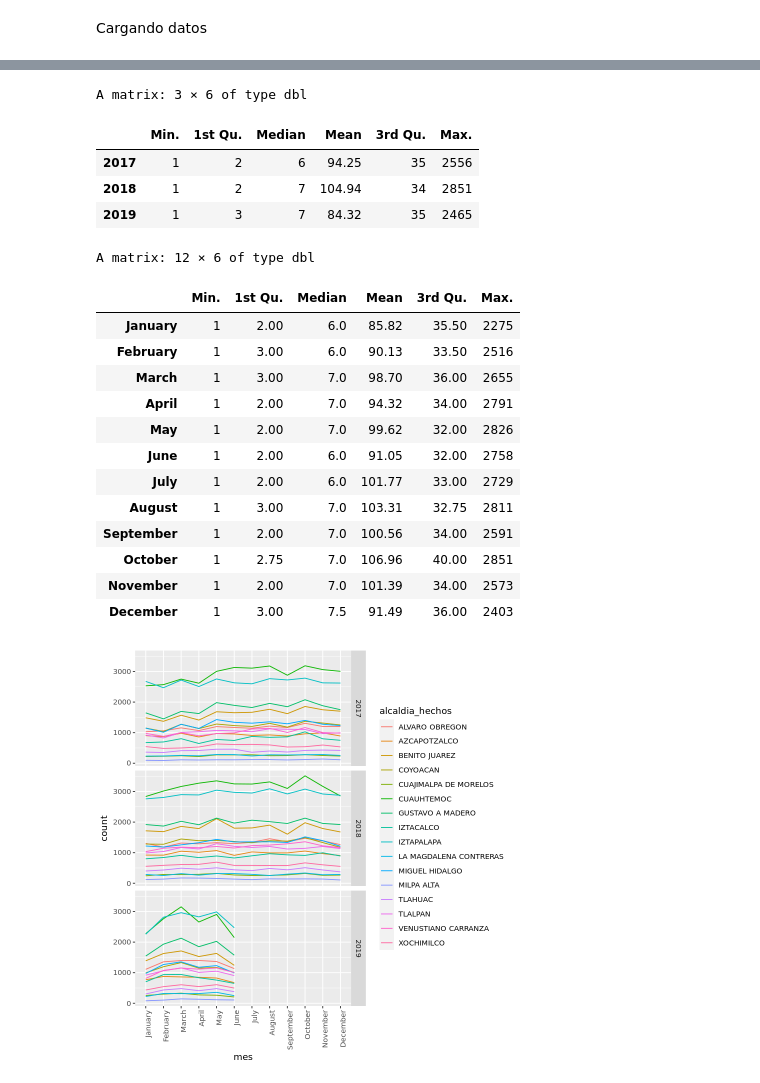
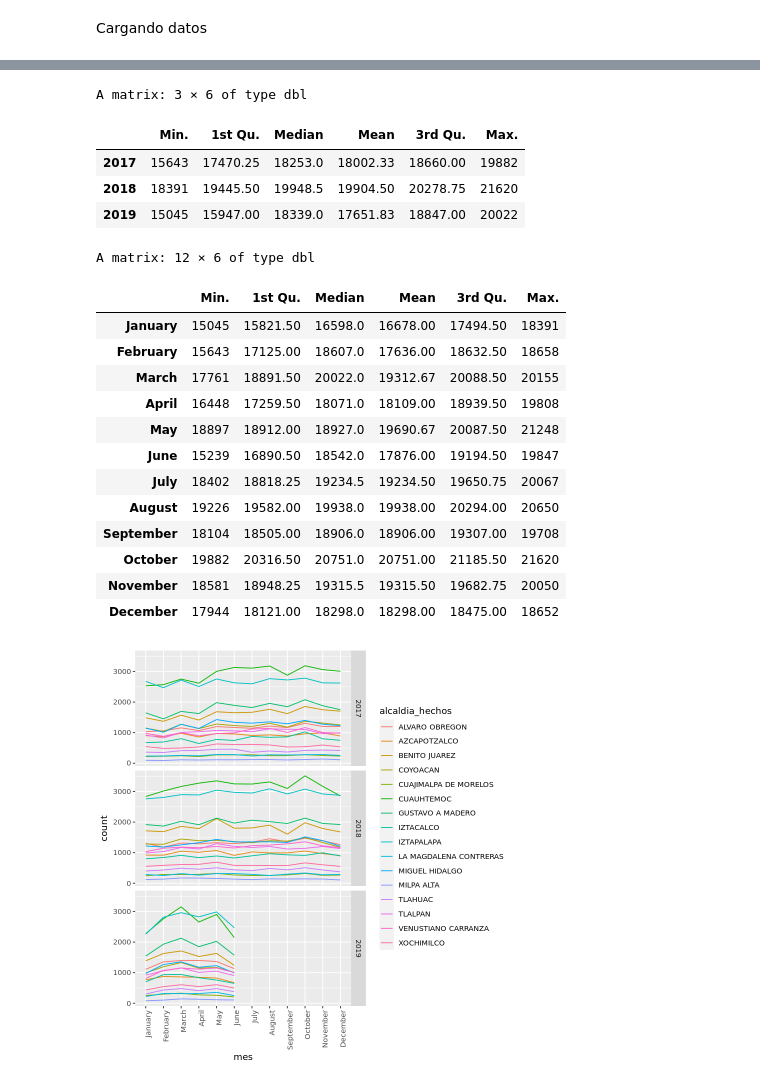
Before and after one commit to prope-2020-gh-classroom/practica-final-por-equipos-verano-2020-itam-atos-wk, a Jupyter notebook: analisis_descriptivo.ipynb, the cells around one changed output, grey strips where cells are left out. Cells and saved outputs as stored; diff of their text form; code cells hidden in the pictures.

```diff
--- a/analisis_descriptivo.ipynb
+++ b/analisis_descriptivo.ipynb
@@ -16,7 +16,7 @@ library(tidyverse)
 # %% [markdown]
 Cargando datos
 # %%
-marg_index <- read.csv('Base_Indice_de_marginacion_municipal.csv')
+marg_index <- read_csv('Base_Indice_de_marginacion_municipal.csv')
 
 months <- c('January','February','March','April','May','June','July','August','September','October','November','December')
 
@@ -45,9 +45,16 @@ delitos1 <- readRDS('datos_delitos.rds') %>%
     select(CVE_MUN, año, mes, alcaldia_hechos,categoria_delito)
 
 delitos2 <- delitos1 %>%
-    group_by(CVE_MUN, año, mes, alcaldia_hechos,categoria_delito) %>%
+    group_by(CVE_MUN, año, mes) %>%
     tally(sort = TRUE)
 
+delitos3 <- delitos1 %>%
+    group_by(año, mes,categoria_delito) %>%
+    tally(sort = TRUE)
+
+delitos4 <- delitos1 %>%
+    group_by(año, mes) %>%
+    tally(sort = TRUE)
 
 gp1 <- delitos1 %>%
     ggplot()
@@ -112,5 +139,5 @@ A matrix: 16 × 6 of type dbl
 # %%
-with(delitos2,
+with(delitos4,
      sapply(split(n,año),
             summary)) %>%
     t() %>%
@@ -118,30 +145,30 @@ with(delitos2,
 # %% [output]
 A matrix: 3 × 6 of type dbl
 |  | Min. | 1st Qu. | Median | Mean | 3rd Qu. | Max. |
-| 2017 | 1 | 2 | 6 | 94.25 | 35 | 2556 |
-| 2018 | 1 | 2 | 7 | 104.94 | 34 | 2851 |
-| 2019 | 1 | 3 | 7 | 84.32 | 35 | 2465 |
+| 2017 | 15643 | 17470.25 | 18253.0 | 18002.33 | 18660.00 | 19882 |
+| 2018 | 18391 | 19445.50 | 19948.5 | 19904.50 | 20278.75 | 21620 |
+| 2019 | 15045 | 15947.00 | 18339.0 | 17651.83 | 18847.00 | 20022 |
 # %%
-with(delitos2,
+with(delitos4,
      sapply(split(n,mes),
             summary)) %>%
     t() %>%
     round(digits = 2)
 # %% [output]
 A matrix: 12 × 6 of type dbl
 |  | Min. | 1st Qu. | Median | Mean | 3rd Qu. | Max. |
-| January | 1 | 2.00 | 6.0 | 85.82 | 35.50 | 2275 |
-| February | 1 | 3.00 | 6.0 | 90.13 | 33.50 | 2516 |
-| March | 1 | 3.00 | 7.0 | 98.70 | 36.00 | 2655 |
-| April | 1 | 2.00 | 7.0 | 94.32 | 34.00 | 2791 |
-| May | 1 | 2.00 | 7.0 | 99.62 | 32.00 | 2826 |
-| June | 1 | 2.00 | 6.0 | 91.05 | 32.00 | 2758 |
-| July | 1 | 2.00 | 6.0 | 101.77 | 33.00 | 2729 |
-| August | 1 | 3.00 | 7.0 | 103.31 | 32.75 | 2811 |
-| September | 1 | 2.00 | 7.0 | 100.56 | 34.00 | 2591 |
-| October | 1 | 2.75 | 7.0 | 106.96 | 40.00 | 2851 |
-| November | 1 | 2.00 | 7.0 | 101.39 | 34.00 | 2573 |
-| December | 1 | 3.00 | 7.5 | 91.49 | 36.00 | 2403 |
+| January | 15045 | 15821.50 | 16598.0 | 16678.00 | 17494.50 | 18391 |
+| February | 15643 | 17125.00 | 18607.0 | 17636.00 | 18632.50 | 18658 |
+| March | 17761 | 18891.50 | 20022.0 | 19312.67 | 20088.50 | 20155 |
+| April | 16448 | 17259.50 | 18071.0 | 18109.00 | 18939.50 | 19808 |
+| May | 18897 | 18912.00 | 18927.0 | 19690.67 | 20087.50 | 21248 |
+| June | 15239 | 16890.50 | 18542.0 | 17876.00 | 19194.50 | 19847 |
+| July | 18402 | 18818.25 | 19234.5 | 19234.50 | 19650.75 | 20067 |
+| August | 19226 | 19582.00 | 19938.0 | 19938.00 | 20294.00 | 20650 |
+| September | 18104 | 18505.00 | 18906.0 | 18906.00 | 19307.00 | 19708 |
+| October | 19882 | 20316.50 | 20751.0 | 20751.00 | 21185.50 | 21620 |
+| November | 18581 | 18948.25 | 19315.5 | 19315.50 | 19682.75 | 20050 |
+| December | 17944 | 18121.00 | 18298.0 | 18298.00 | 18475.00 | 18652 |
 # %%
 gp1 +
     geom_line(aes(x = mes, group = alcaldia_hechos, color = alcaldia_hechos),stat='count') +
```
Also changed, not shown: parts of 4 cells of this notebook.
